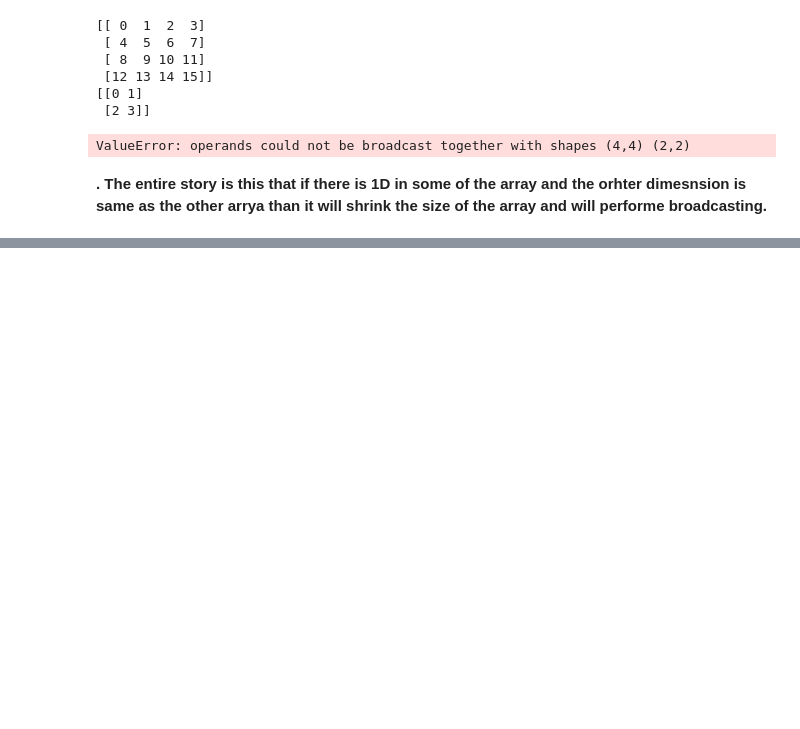
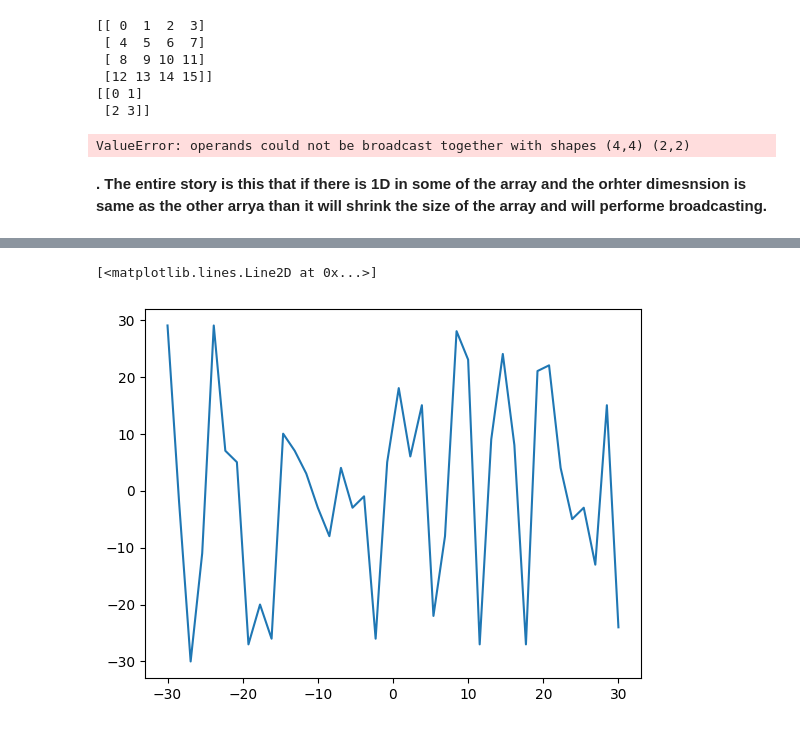
Before and after one commit to akbaranwer1234/Machine-Learning-Complete-Course, a Jupyter notebook: Python Tutorials/7_Numpy/2_numpyAdvanced.ipynb, the cells around one changed output, grey strips where cells are left out. Cells and saved outputs as stored; diff of their text form; code cells hidden in the pictures; blank space fills up the shorter version.

```diff
--- a/Python Tutorials/7_Numpy/2_numpyAdvanced.ipynb
+++ b/Python Tutorials/7_Numpy/2_numpyAdvanced.ipynb
@@ -344,0 +441,9 @@ ValueError: operands could not be broadcast together with shapes (4,4) (2,2)
+# %%
+x = np.linspace(-30, 30, 40)
+y = np.random.randint(-30, 30, 40)
+# print(x, y)
+
+plt.plot(x, y)
+# %% [output]
+[<matplotlib.lines.Line2D at 0x...>]
+[figure, added]
```
Also changed, not shown: parts of 14 cells of this notebook, 14 other files.
